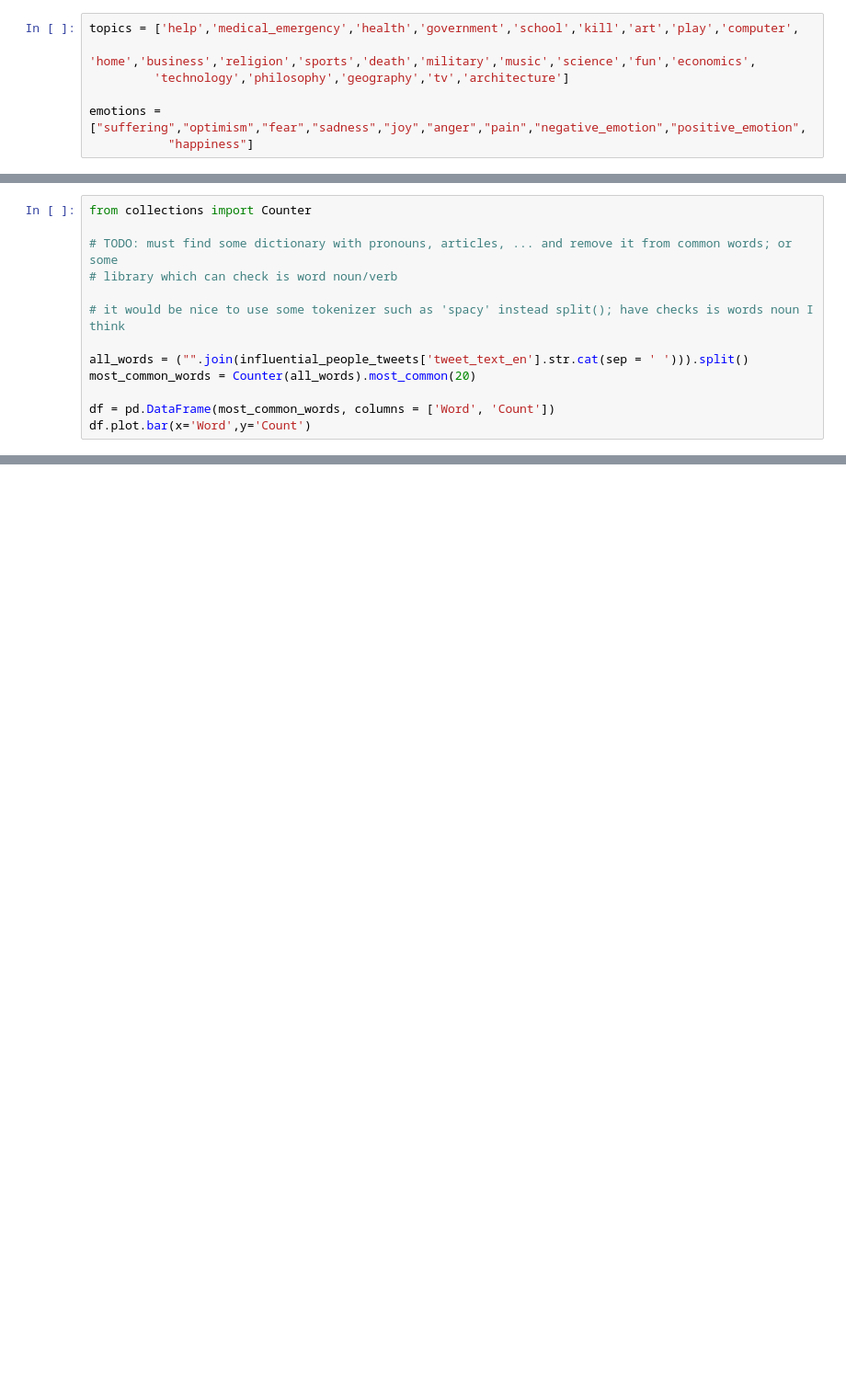
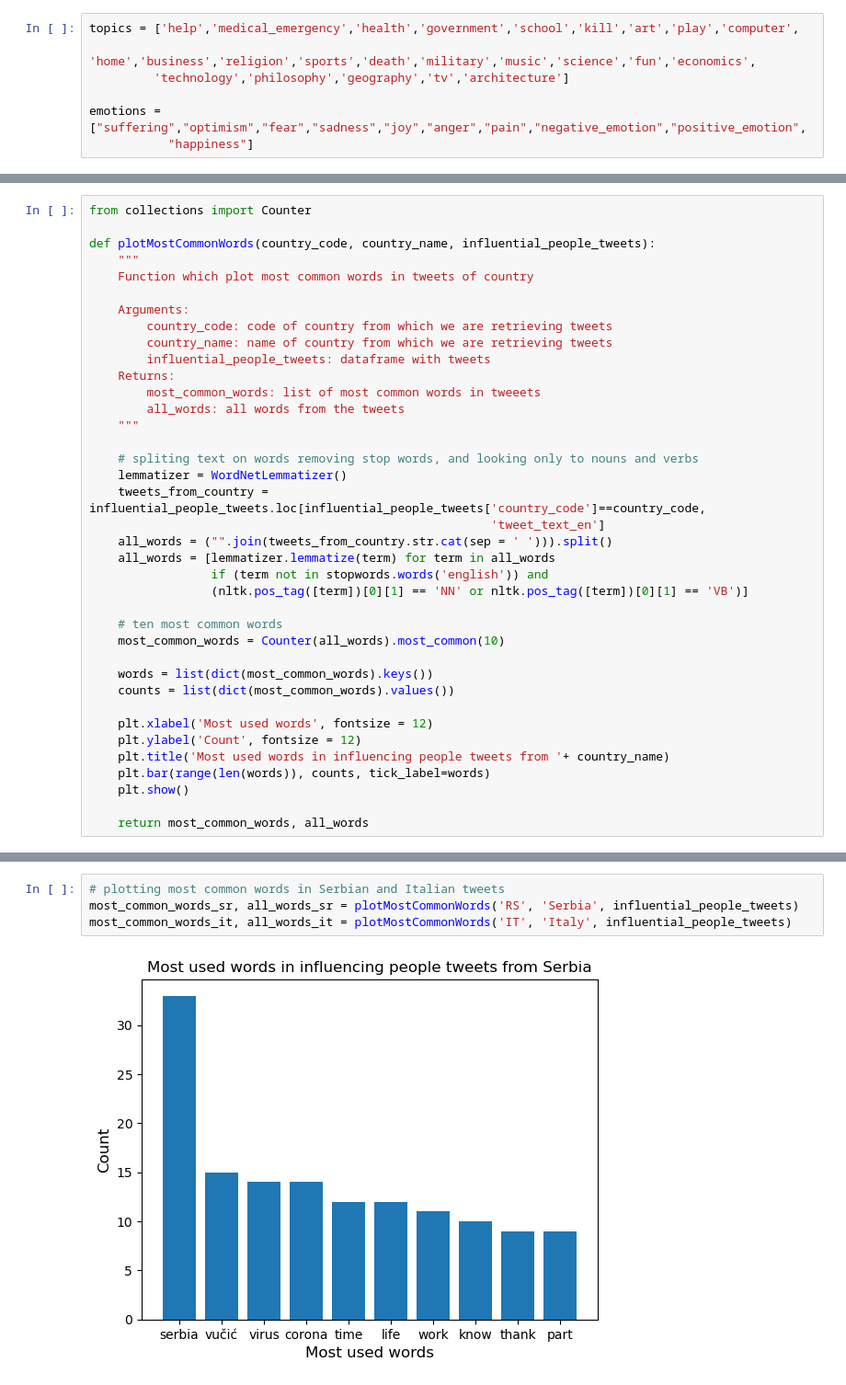
Before and after one commit to RiccardoBrioschi/The-pandemic-through-the-eyes-of-Internet, a Jupyter notebook: Influential_people_analysis.ipynb, the cells around one changed output, grey strips where cells are left out. Shown at 92% size. Drawn from its saved outputs; the diff is of its cells as text; blank space fills up the shorter version.

```diff
--- a/Influential_people_analysis.ipynb
+++ b/Influential_people_analysis.ipynb
@@ -239,13 +387,38 @@ Text(0.5, 0, 'Normalized Score')
 # %%
 from collections import Counter
 
-# TODO: must find some dictionary with pronouns, articles, ... and remove it from common words; or some
-# library which can check is word noun/verb
+def plotMostCommonWords(country_code, country_name, influential_people_tweets):
+    """
+    Function which plot most common words in tweets of country
 
-# it would be nice to use some tokenizer such as 'spacy' instead split(); have checks is words noun I think
+    Arguments:
+        country_code: code of country from which we are retrieving tweets
+        country_name: name of country from which we are retrieving tweets
+        influential_people_tweets: dataframe with tweets
+    Returns:
+        most_common_words: list of most common words in tweeets
+        all_words: all words from the tweets
+    """
 
-all_words = ("".join(influential_people_tweets['tweet_text_en'].str.cat(sep = ' '))).split()
-most_common_words = Counter(all_words).most_common(20)
+    # spliting text on words removing stop words, and looking only to nouns and verbs
+    lemmatizer = WordNetLemmatizer()
+    tweets_from_country = influential_people_tweets.loc[influential_people_tweets['country_code']==country_code,
+                                                        'tweet_text_en']
+    all_words = ("".join(tweets_from_country.str.cat(sep = ' '))).split()
+    all_words = [lemmatizer.lemmatize(term) for term in all_words
+                 if (term not in stopwords.words('english')) and
+                 (nltk.pos_tag([term])[0][1] == 'NN' or nltk.pos_tag([term])[0][1] == 'VB')]
 
-df = pd.DataFrame(most_common_words, columns = ['Word', 'Count'])
-df.plot.bar(x='Word',y='Count')
+    # ten most common words
+    most_common_words = Counter(all_words).most_common(10)
+
+    words = list(dict(most_common_words).keys())
+    counts = list(dict(most_common_words).values())
+
+    plt.xlabel('Most used words', fontsize = 12)
+    plt.ylabel('Count', fontsize = 12)
+    plt.title('Most used words in influencing people tweets from '+ country_name)
+    plt.bar(range(len(words)), counts, tick_label=words)
+    plt.show()
+
+    return most_common_words, all_words
@@ -254,0 +425,6 @@ df.plot.bar(x='Word',y='Count')
+# %%
+# plotting most common words in Serbian and Italian tweets
+most_common_words_sr, all_words_sr = plotMostCommonWords('RS', 'Serbia', influential_people_tweets)
+most_common_words_it, all_words_it = plotMostCommonWords('IT', 'Italy', influential_people_tweets)
+# %% [output]
+[figure, added]
```
Also changed, not shown: parts of 48 cells of this notebook.
